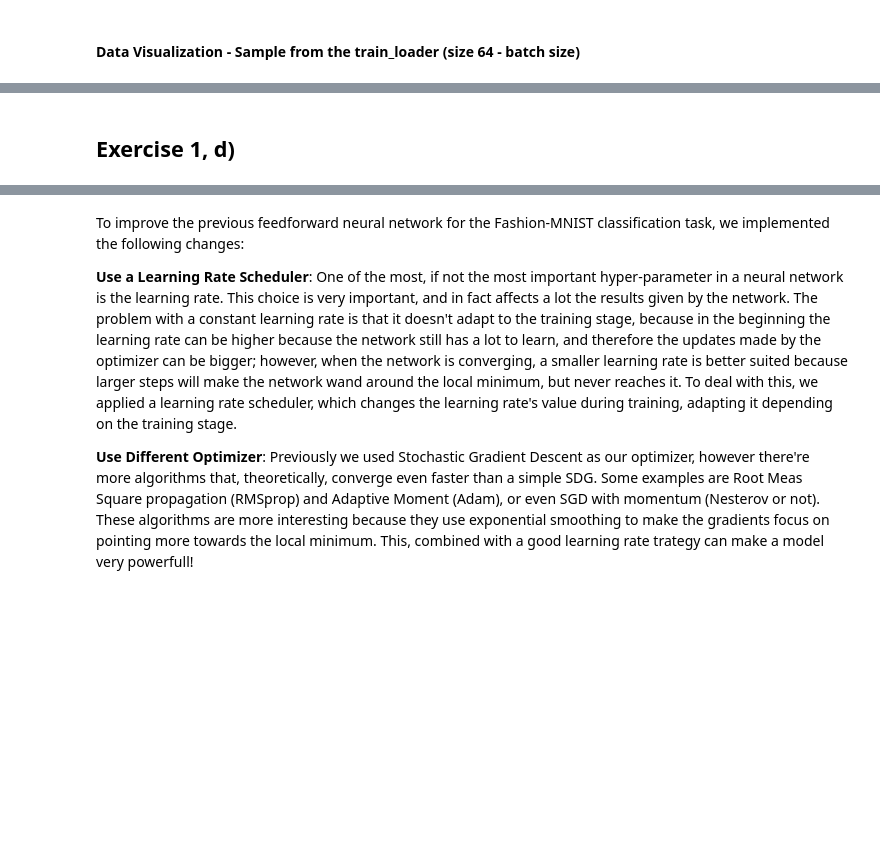
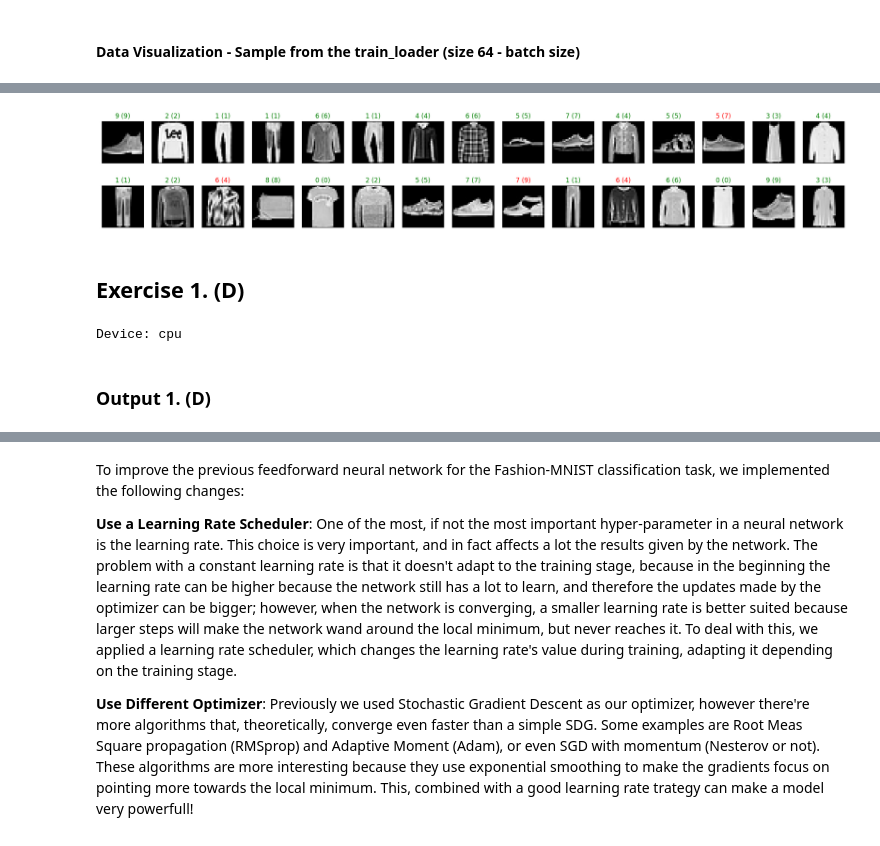
Before and after one commit to LuisPHenriques/TAAC-Project, a Jupyter notebook: A1_P1.ipynb, the cells around one changed output, grey strips where cells are left out. Saved outputs shown, nothing was run; the diff lists cells and outputs as text; code cells hidden in the pictures; blank space fills up the shorter version.

```diff
--- a/A1_P1.ipynb
+++ b/A1_P1.ipynb
@@ -410,7 +430,7 @@ TestLoader = torch.utils.data.DataLoader(testset, batch_size = 2048, shuffle = F
 # %%
 # Initialize the network, loss function, and optimizer
 device = set_device()
-NeuralNetwork = NeuralNetwork_Exercise1_c().to(device)
+NeuralNetwork = NeuralNetwork_Exercise1_C().to(device)
 criterion = torch.nn.CrossEntropyLoss()
 optimizer = torch.optim.SGD(NeuralNetwork.parameters(), lr = 0.2)
 # %% [output]
@@ -484,2 +506,25 @@ Accuracy on test set: 84.34%
+# %%
+for images, labels in TestLoader:
+    break
+
+output = NeuralNetwork(images)
+
+_, preds = torch.max(output, 1)
+
+images = images.numpy()
+
+fig = plt.figure(figsize=(25, 4))
+
+for idx in range(30):
+    ax = fig.add_subplot(2, 15, idx + 1, xticks=[], yticks=[])  # Changed 20/2 to 15
+    ax.imshow(np.squeeze(images[idx]), cmap='gray')
+
+    # Set the title with predicted and true labels, and color it based on correctness
+    title_color = 'green' if preds[idx] == labels[idx] else 'red'
+    ax.set_title('{} ({})'.format(str(preds[idx].item()), str(labels[idx].item())), color=title_color)
+
+plt.show()
+# %% [output]
+[figure, added]
 # %% [markdown]
-## Exercise 1, d)
+## Exercise 1. (D)
@@ -485,0 +538,12 @@ Accuracy on test set: 84.34%
+# %%
+# Initialize the network, loss function, and optimizer
+device = set_device()
+NeuralNetwork_complex = NeuralNetwork_Exercise1_D().to(device)
+criterion = torch.nn.CrossEntropyLoss()
+optimizer = torch.optim.Adam(NeuralNetwork_complex.parameters(), lr = 0.005, weight_decay = 0.001)  # L2 regularization
+# scheduler = torch.optim.lr_scheduler.StepLR(optimizer, step_size = 4, gamma = 0.5)
+scheduler = torch.optim.lr_scheduler.ReduceLROnPlateau(optimizer, 'min', factor = 0.5, patience = 1, threshold = 0.02)
+# %% [output]
+Device: cpu
+# %% [markdown]
+### Output 1. (D)
```
Also changed, not shown: parts of 16 cells of this notebook.
